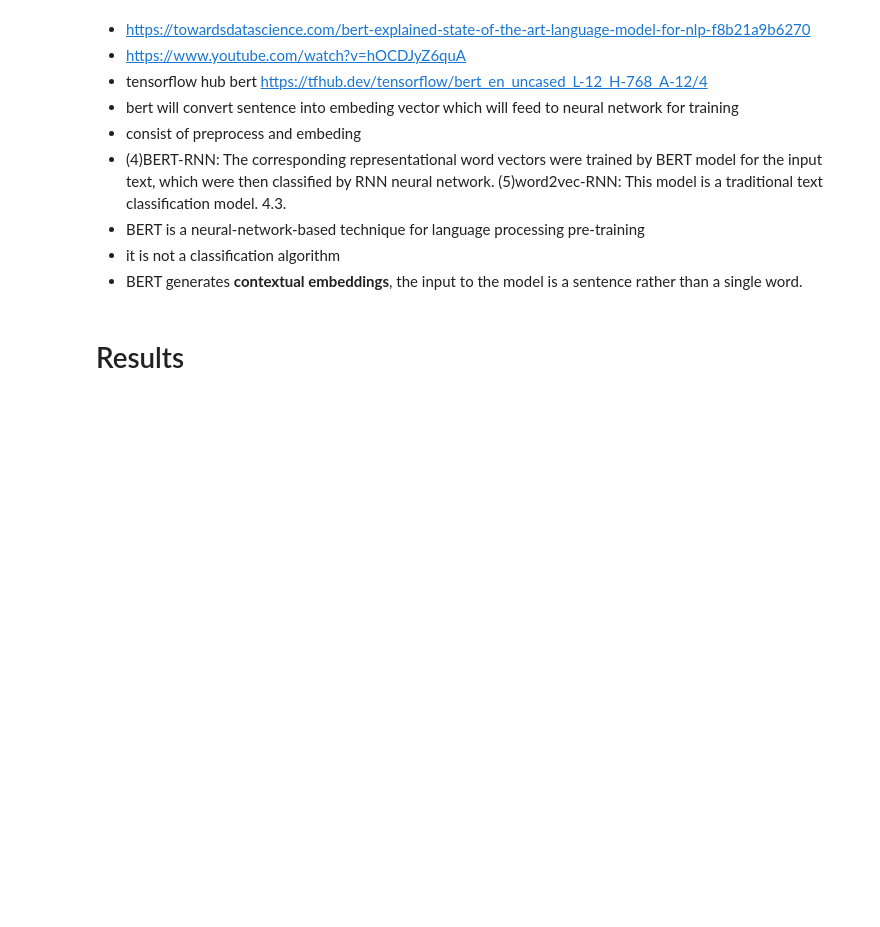
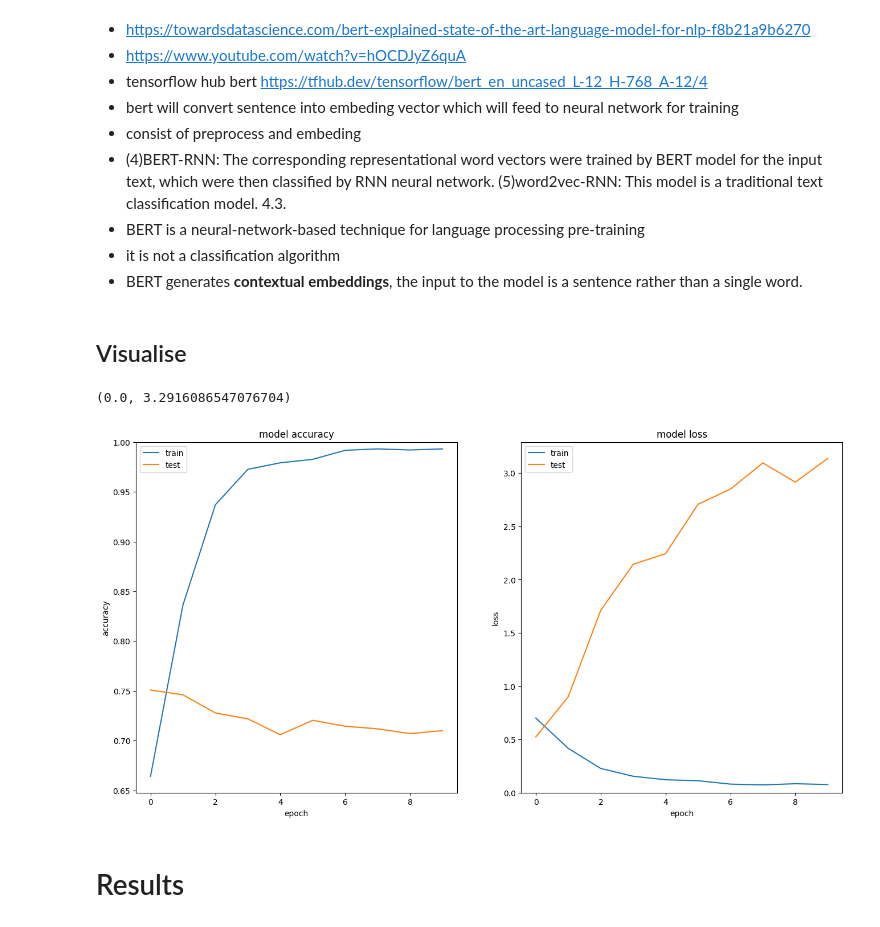
Before and after one commit to yclee98/Hate-speech-detection, a Jupyter notebook: models.ipynb, the cells around one changed output. Drawn from its saved outputs; the diff is of its cells as text; code cells hidden in the pictures; blank space fills up the shorter version.

```diff
--- a/models.ipynb
+++ b/models.ipynb
@@ -59,6 +59,10 @@ print("Test Set  :", x_test.shape, y_test.shape)
 # %% [output]
 Train Set : (6283,) (6283,)
 Test Set  : (2693,) (2693,)
+# %%
+# y in digit form
+y_train_binary = np.array(list(map(lambda x:1 if x=="Hate" else 0, y_train)))
+y_test_binary = np.array(list(map(lambda x:1 if x=="Hate" else 0, y_test)))
 # %% [markdown]
 array(['austria wonder countri refug bill see socialwelfar also help get televisionset refug famili styria ',
 # %%
@@ -303,0 +449,17 @@ model.compile(optimizer='adam',
+# %%
+model = keras.Sequential([
+    encoder,
+    keras.layers.Embedding(len(encoder.get_vocabulary()), 64, mask_zero=True),
+    keras.layers.Bidirectional(keras.layers.LSTM(64,  return_sequences=True)),
+    keras.layers.Bidirectional(keras.layers.LSTM(32)),
+    keras.layers.Dense(64, activation='relu'),
+    keras.layers.Dropout(0.5), #helps prevent overfitting
+    keras.layers.Dense(1)
+])
+model.compile(optimizer='adam',
+              loss='binary_crossentropy',
+              metrics=METRICS)
+history = model.fit(x_train, y_train_binary, epochs=10,
+                    validation_data=(x_test,y_test_binary),
+                    verbose=0)
+save_model_nn(model, "rnn-glove")
@@ -378,5 +673,34 @@ weighted avg       0.65      0.66      0.66      2693
 - BERT is a neural-network-based technique for language processing pre-training
 - it is not a classification algorithm
 - BERT generates <b>contextual embeddings</b>, the input to the model is a sentence rather than a single word.
+# %% [markdown]
+## Visualise
+# %%
+model_history = history
+# Model performance charts
+plt.figure(figsize=(16, 8))
+plt.subplot(1, 2, 1)
+
+plt.plot(model_history.history['accuracy'])
+plt.plot(model_history.history['val_accuracy'])
+
+plt.title('model accuracy')
+plt.ylabel('accuracy')
+plt.xlabel('epoch')
+plt.legend(['train', 'test'], loc='upper left')
+plt.ylim(None, 1)
+plt.subplot(1, 2, 2)
+
+plt.plot(model_history.history['loss'])
+plt.plot(model_history.history['val_loss'])
+
+plt.title('model loss')
+plt.ylabel('loss')
+plt.xlabel('epoch')
+plt.legend(['train', 'test'], loc='upper left')
+plt.ylim(0, None)
+# %% [output]
+(0.0, 3.2916086547076704)
+[figure, added]
 # %% [markdown]
 # Results
```
Also changed, not shown: parts of 63 cells of this notebook, 10 other files.
